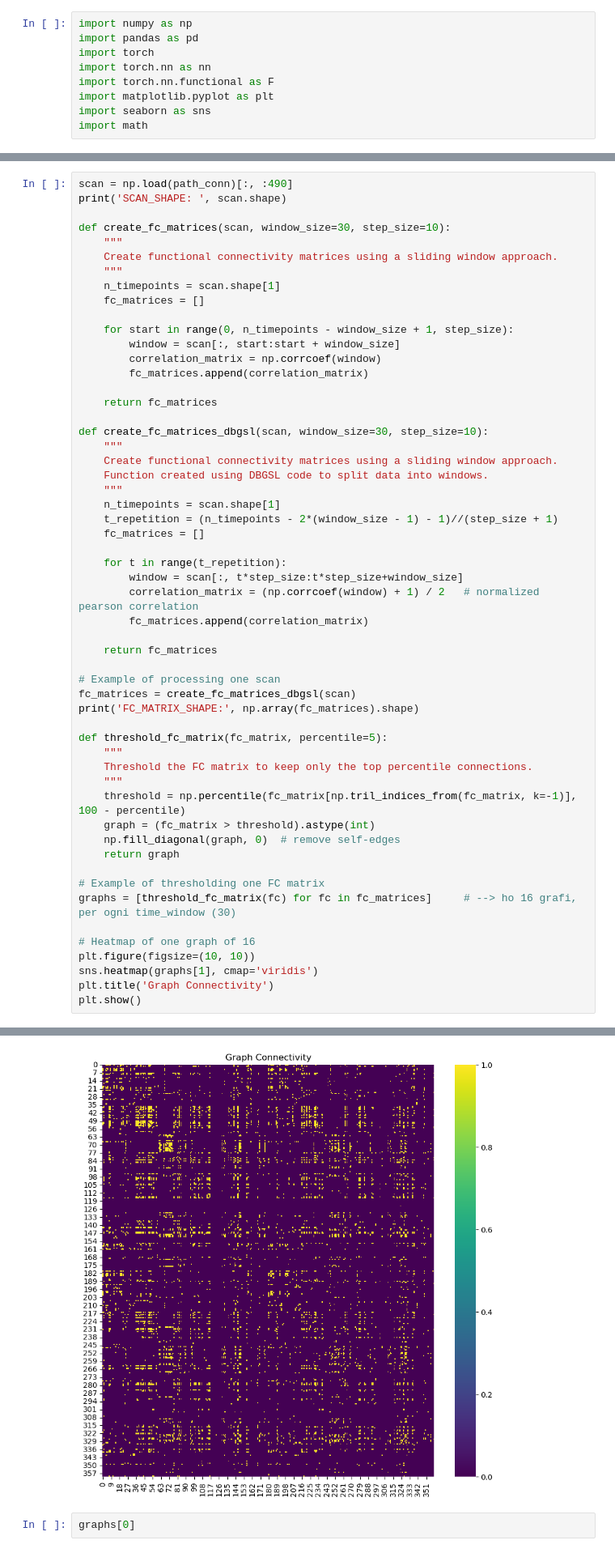
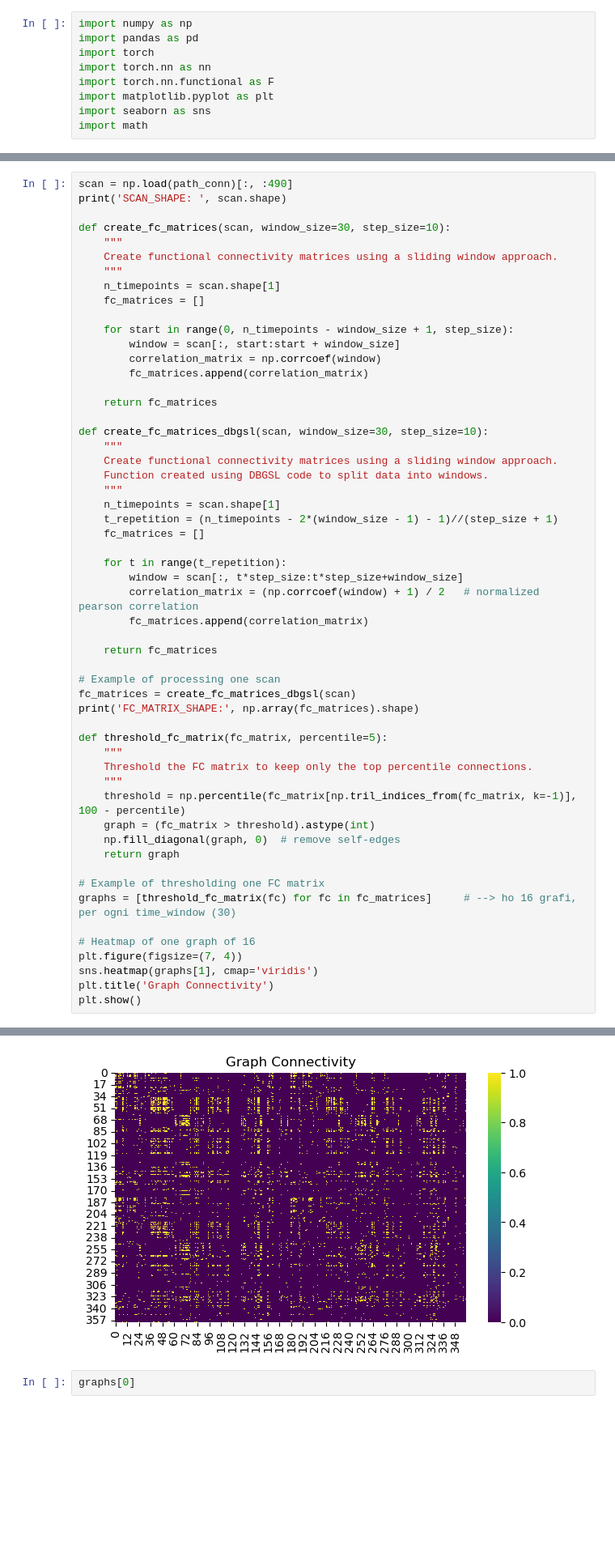
Before and after one commit to mattciff5/graphs-nn, a Jupyter notebook: notebooks/trials/starting.ipynb, the cells around one changed output, grey strips where cells are left out. Shown at 81% size. Saved outputs shown, nothing was run; the diff lists cells and outputs as text; blank space fills up the shorter version.

```diff
--- a/notebooks/trials/starting.ipynb
+++ b/notebooks/trials/starting.ipynb
@@ -83,35 +96,35 @@ def create_fc_matrices_dbgsl(scan, window_size=30, step_size=10):
     for t in range(t_repetition):
         window = scan[:, t*step_size:t*step_size+window_size]
         correlation_matrix = (np.corrcoef(window) + 1) / 2   # normalized pearson correlation
         fc_matrices.append(correlation_matrix)
 
     return fc_matrices
 
 # Example of processing one scan
 fc_matrices = create_fc_matrices_dbgsl(scan)
 print('FC_MATRIX_SHAPE:', np.array(fc_matrices).shape)
 
 def threshold_fc_matrix(fc_matrix, percentile=5):
     """
     Threshold the FC matrix to keep only the top percentile connections.
     """
     threshold = np.percentile(fc_matrix[np.tril_indices_from(fc_matrix, k=-1)], 100 - percentile)
     graph = (fc_matrix > threshold).astype(int)
     np.fill_diagonal(graph, 0)  # remove self-edges
     return graph
 
 # Example of thresholding one FC matrix
 graphs = [threshold_fc_matrix(fc) for fc in fc_matrices]     # --> ho 16 grafi, per ogni time_window (30)
 
 # Heatmap of one graph of 16
-plt.figure(figsize=(10, 10))
+plt.figure(figsize=(7, 4))
 sns.heatmap(graphs[1], cmap='viridis')
 plt.title('Graph Connectivity')
 plt.show()
 # %% [output]
 SCAN_SHAPE:  (360, 490)
 FC_MATRIX_SHAPE: (39, 360, 360)
-[figure, old version]
+[figure, new version]
 # %%
 graphs[0]
 # %% [output]
```
Also changed, not shown: parts of 1 cell of this notebook, 13 other files.
